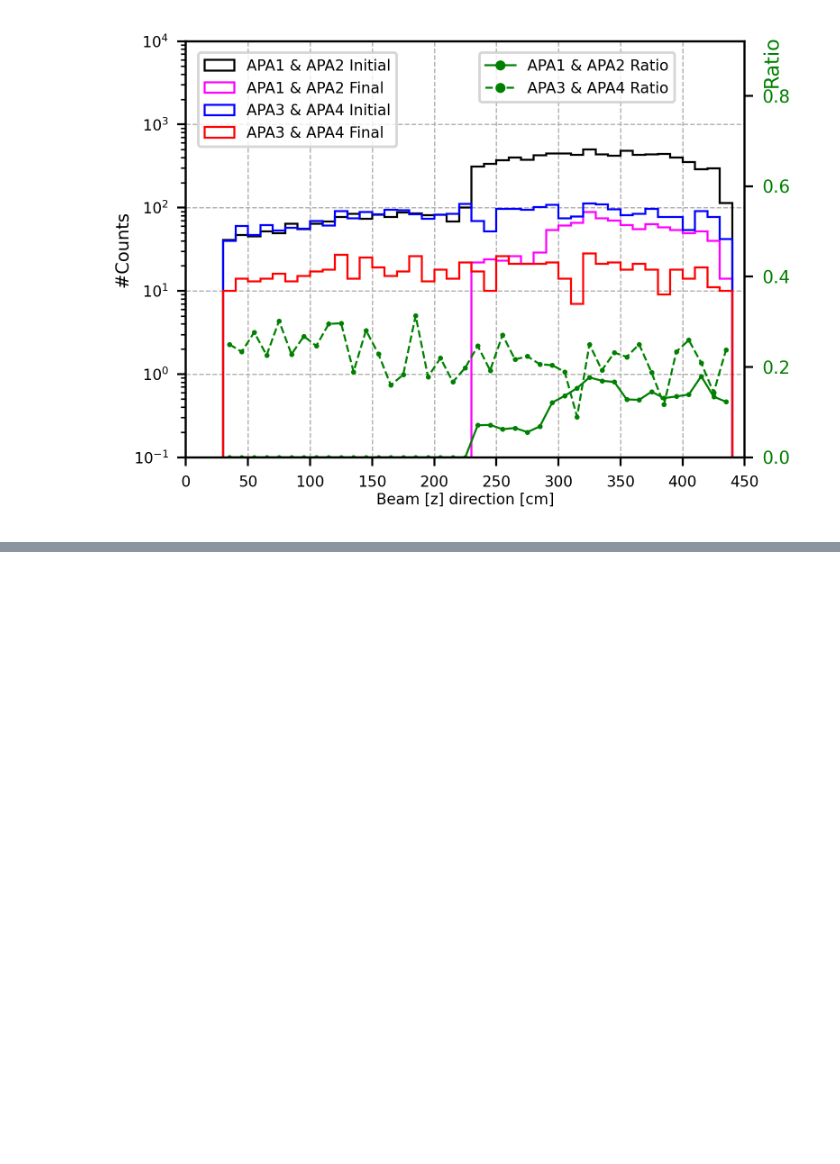
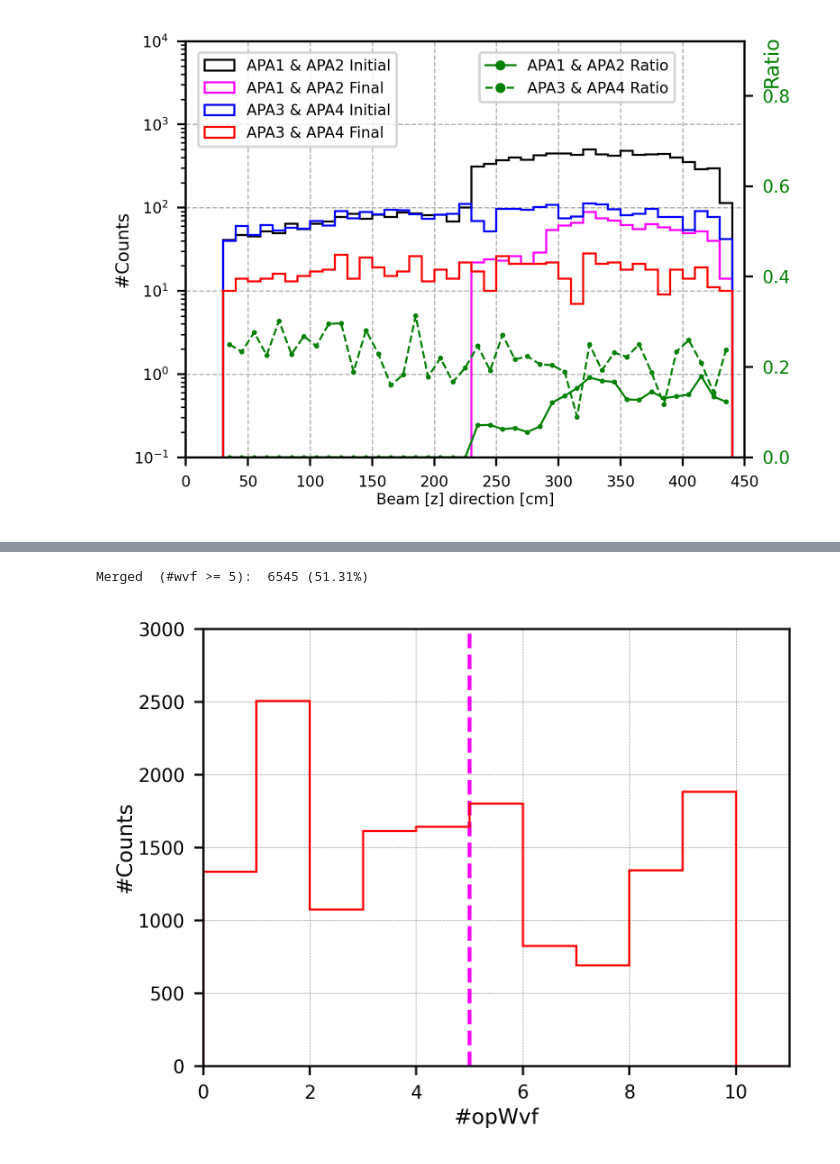
Before and after one commit to szhang17phys/analyze_pdhd_DATA_v2, a Jupyter notebook: jupyter/michel_stat/cosmicRun28116_FullRun/peakFinder_intensityExplore/intensity_1dot1.ipynb, the cells around one changed output, grey strips where cells are left out. Saved outputs shown, nothing was run; the diff lists cells and outputs as text; code cells hidden in the pictures; blank space fills up the shorter version.

```diff
--- a/jupyter/michel_stat/cosmicRun28116_FullRun/peakFinder_intensityExplore/intensity_1dot1.ipynb
+++ b/jupyter/michel_stat/cosmicRun28116_FullRun/peakFinder_intensityExplore/intensity_1dot1.ipynb
@@ -1199,0 +1642,44 @@ Final candidates:
+# %%
+import matplotlib.pyplot as plt
+import numpy as np
+
+
+#Simple statistics------
+num_merged_ge5 = sum(1 for x in merged if x >= 5)
+
+#Event candidates (after space, MS & MH cuts): # = 1670
+print("Merged  (#wvf >= 5): ", num_merged_ge5, "({:.2f}%)".format(num_merged_ge5/12757*100))
+
+
+
+# Plotting the histogram (X distribution)---------------
+plt.figure(figsize=(4,3),dpi=400)
+
+#Define the range and bin width
+bin_width = 1
+range_min = 0
+range_max = 11
+bins = np.arange(range_min, range_max + bin_width, bin_width)
+
+plt.plot([5, 5], [0, 3000], color="magenta", linewidth=1.5, linestyle='--')
+
+#plt.hist(noMerge, bins=bins, range=(range_min, range_max), edgecolor='blue',
+#         histtype='step', linewidth=0.8, label='NoMerge Result')
+plt.hist(merged, bins=bins, range=(range_min, range_max), edgecolor='red',
+         histtype='step', linewidth=0.8, label='Merged Result')
+
+#plt.legend(loc='upper center', bbox_to_anchor=(0.75, 0.95), fontsize=10, markerscale=6, ncol=1, prop={'size': 7})
+
+plt.xlim(0, 11)
+plt.ylim(0, 3000)
+plt.xlabel('#opWvf', labelpad=2, fontsize=8)
+plt.ylabel('#Counts', labelpad=1, fontsize=8)
+#plt.ylim(0.1, 1000)
+#plt.yscale('log')
+plt.tick_params(labelsize=7)#set the size of ticks---
+plt.grid(color='gray', linestyle='--', linewidth=0.2, zorder=0)
+
+plt.show()
+# %% [output]
+Merged  (#wvf >= 5):  6545 (51.31%)
+[figure, added]
```
Also changed, not shown: parts of 7 cells of this notebook, 18 other files.
